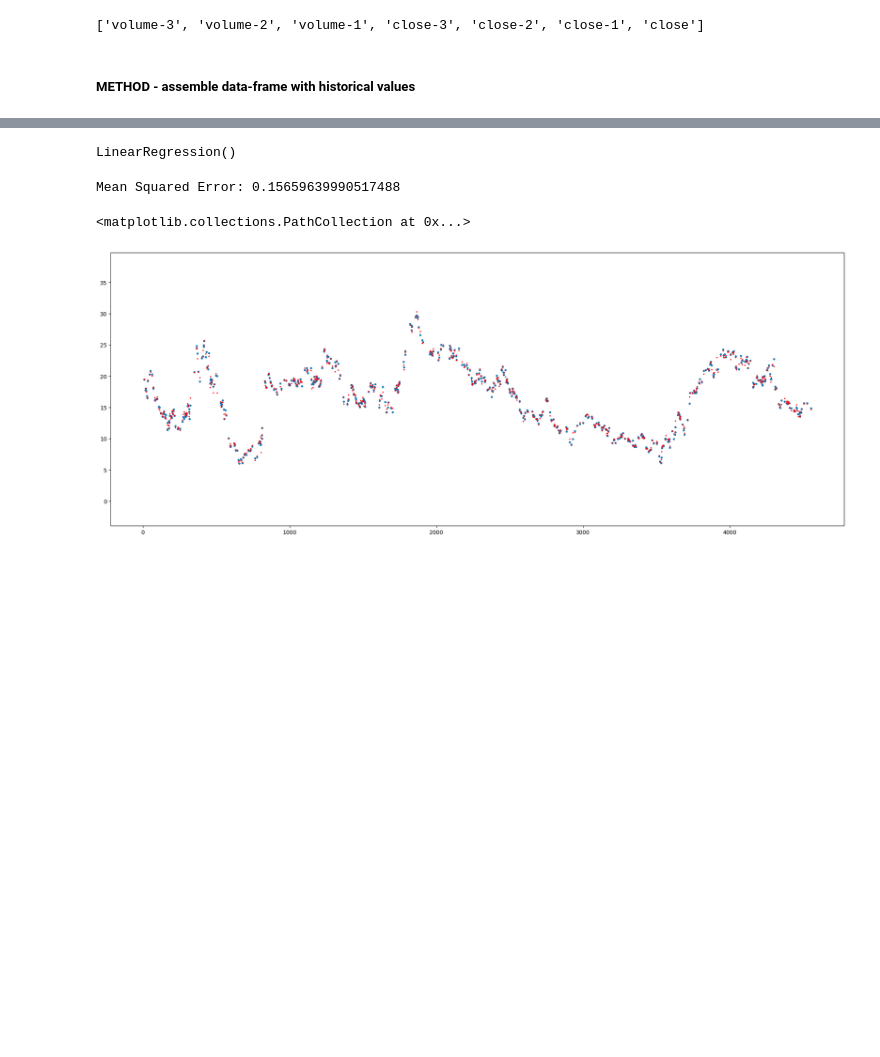
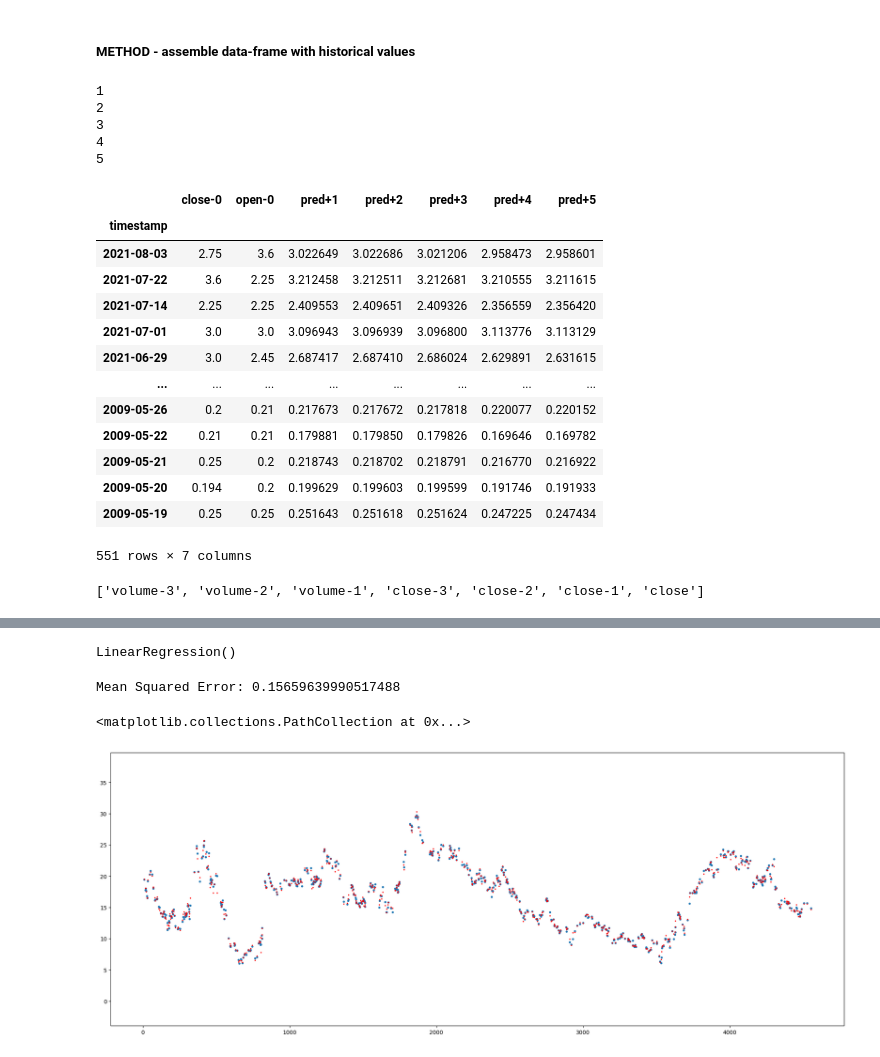
Before and after one commit to carled7/regression-stock-prices, a Jupyter notebook: mult-lin-regression.ipynb, the cells around one changed output, grey strips where cells are left out. Cells and saved outputs as stored; diff of their text form; code cells hidden in the pictures; blank space fills up the shorter version.

Commit message:
feat: :zap: Set multi lin and new tickers

```diff
--- a/mult-lin-regression.ipynb
+++ b/mult-lin-regression.ipynb
@@ -12,3 +13,5 @@ def str_to_datetime(timestamp):
   date_parts = timestamp.split('-')
   year, month, day = int(date_parts[0]), int(date_parts[1]), int(date_parts[2])
   return datetime.datetime(year=year, month=month, day=day)
+# %% [markdown]
+##### METHOD - assemble data-frame with historical values
@@ -15,3 +39,59 @@ def str_to_datetime(timestamp):
+# %%
+for i in range(1,5+1):
+    print(i)
+# %% [output]
+1
+2
+3
+4
+5
+# %%
+def train_regression(ticker, hist_len, pred_len):
+    path = f"data/stock-data/{ticker}.SAO.csv"
+
+    base_df = pd.read_csv(path)
+    base_df["timestamp"] = base_df["timestamp"].apply(str_to_datetime)
+
+    df = assemble_data_frame(hist_len, base_df)
+
+    headers = np.array([df.columns])
+
+    y = df[headers[0, -2]]
+    headers = np.delete(headers, -2)
+    X = df[headers]
+
+    result_df = pd.DataFrame(y)
+    result_df["open-0"] = X["open-0"]
+
+    for pred_day in range(1, pred_len + 1):
+        model = LinearRegression()
+
+        model.fit(X, y)
+
+        predictions = model.predict(X)
+
+        result_df[(f"pred+{pred_day}")] = predictions
+        X[(f"close+{pred_day}")] = predictions
+
+    return result_df
+# %%
+df = train_regression('BTOW3', 30, 5)
+df
+# %% [output]
+|  | close-0 | open-0 | pred+1 | pred+2 | pred+3 | pred+4 | pred+5 |
+| timestamp |  |  |  |  |  |  |  |
+| 2021-08-03 | 2.75 | 3.6 | 3.022649 | 3.022686 | 3.021206 | 2.958473 | 2.958601 |
+| 2021-07-22 | 3.6 | 2.25 | 3.212458 | 3.212511 | 3.212681 | 3.210555 | 3.211615 |
+| 2021-07-14 | 2.25 | 2.25 | 2.409553 | 2.409651 | 2.409326 | 2.356559 | 2.356420 |
+| 2021-07-01 | 3.0 | 3.0 | 3.096943 | 3.096939 | 3.096800 | 3.113776 | 3.113129 |
+| 2021-06-29 | 3.0 | 2.45 | 2.687417 | 2.687410 | 2.686024 | 2.629891 | 2.631615 |
+| ... | ... | ... | ... | ... | ... | ... | ... |
+| 2009-05-26 | 0.2 | 0.21 | 0.217673 | 0.217672 | 0.217818 | 0.220077 | 0.220152 |
+| 2009-05-22 | 0.21 | 0.21 | 0.179881 | 0.179850 | 0.179826 | 0.169646 | 0.169782 |
+| 2009-05-21 | 0.25 | 0.2 | 0.218743 | 0.218702 | 0.218791 | 0.216770 | 0.216922 |
+| 2009-05-20 | 0.194 | 0.2 | 0.199629 | 0.199603 | 0.199599 | 0.191746 | 0.191933 |
+| 2009-05-19 | 0.25 | 0.25 | 0.251643 | 0.251618 | 0.251624 | 0.247225 | 0.247434 |
+551 rows × 7 columns
 # %%
 ticker = 'EMBR3'
 
@@ -41,5 +121,3 @@ df
 column_names
 # %% [output]
 ['volume-3', 'volume-2', 'volume-1', 'close-3', 'close-2', 'close-1', 'close']
-# %% [markdown]
-##### METHOD - assemble data-frame with historical values
```
Also changed, not shown: parts of 7 cells of this notebook, 3 other files.
